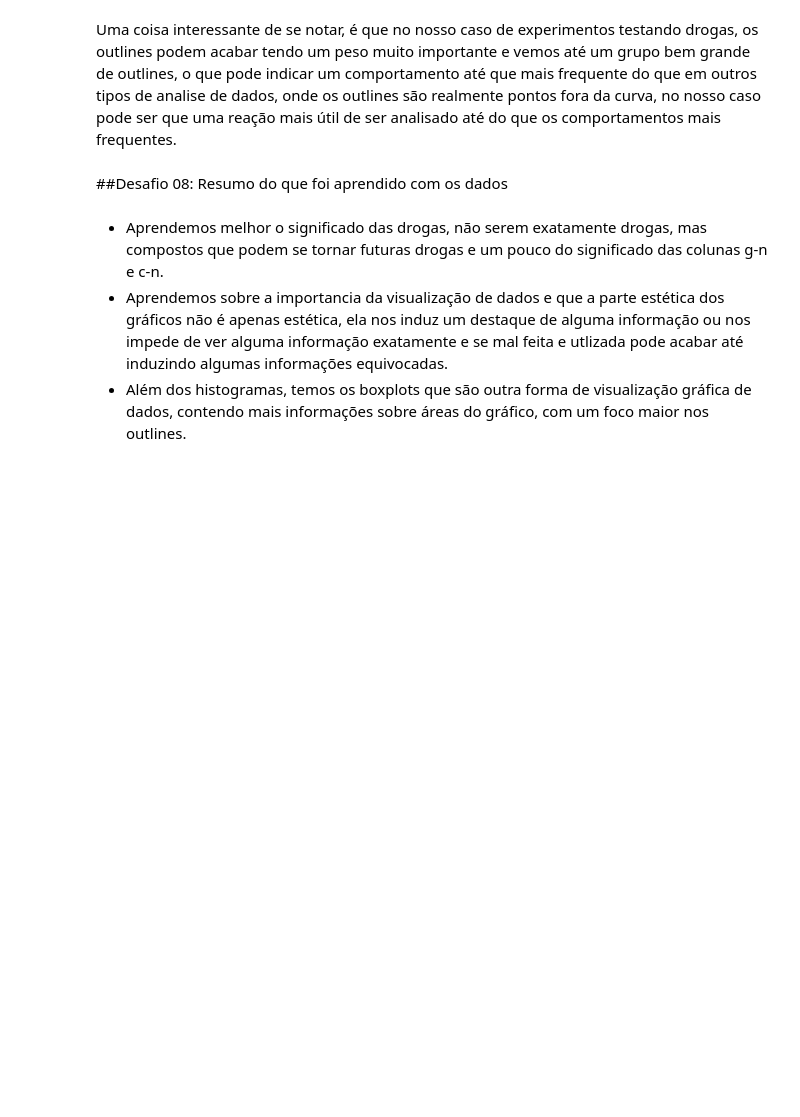
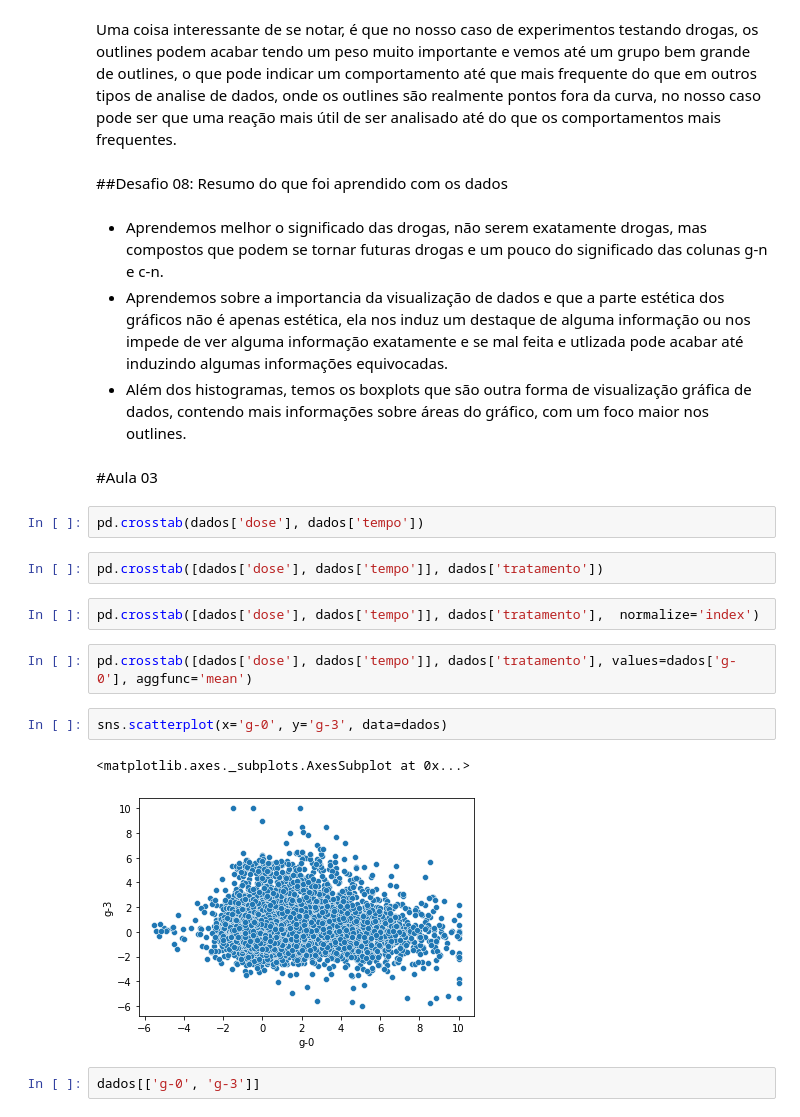
Before and after one commit to dre1597/Alura-imersao-3, a Jupyter notebook: Alura_Imersão_dados.ipynb, the cells around one changed output. Saved outputs shown, nothing was run; the diff lists cells and outputs as text; blank space fills up the shorter version.

```diff
--- a/Alura_Imersão_dados.ipynb
+++ b/Alura_Imersão_dados.ipynb
@@ -771,3 +813,20 @@ Uma coisa interessante de se notar, é que no nosso caso de experimentos testand
 *  Aprendemos melhor o significado das drogas, não serem exatamente drogas, mas compostos que podem se tornar futuras drogas e um pouco do significado das colunas g-n e c-n.
 *  Aprendemos sobre a importancia da visualização de dados e que a parte estética dos gráficos não é apenas estética, ela nos induz um destaque de alguma informação ou nos impede de ver alguma informação exatamente e se mal feita e utlizada pode acabar até induzindo algumas informações equivocadas.
 *  Além dos histogramas, temos os boxplots que são outra forma de visualização gráfica de dados, contendo mais informações sobre áreas do gráfico, com um foco maior nos outlines.
+# %% [markdown]
+#Aula 03
+# %%
+pd.crosstab(dados['dose'], dados['tempo'])
+# %%
+pd.crosstab([dados['dose'], dados['tempo']], dados['tratamento'])
+# %%
+pd.crosstab([dados['dose'], dados['tempo']], dados['tratamento'],  normalize='index')
+# %%
+pd.crosstab([dados['dose'], dados['tempo']], dados['tratamento'], values=dados['g-0'], aggfunc='mean')
+# %%
+sns.scatterplot(x='g-0', y='g-3', data=dados)
+# %% [output]
+<matplotlib.axes._subplots.AxesSubplot at 0x...>
+[figure, added]
+# %%
+dados[['g-0', 'g-3']]
```
Also changed, not shown: parts of 26 cells of this notebook.
